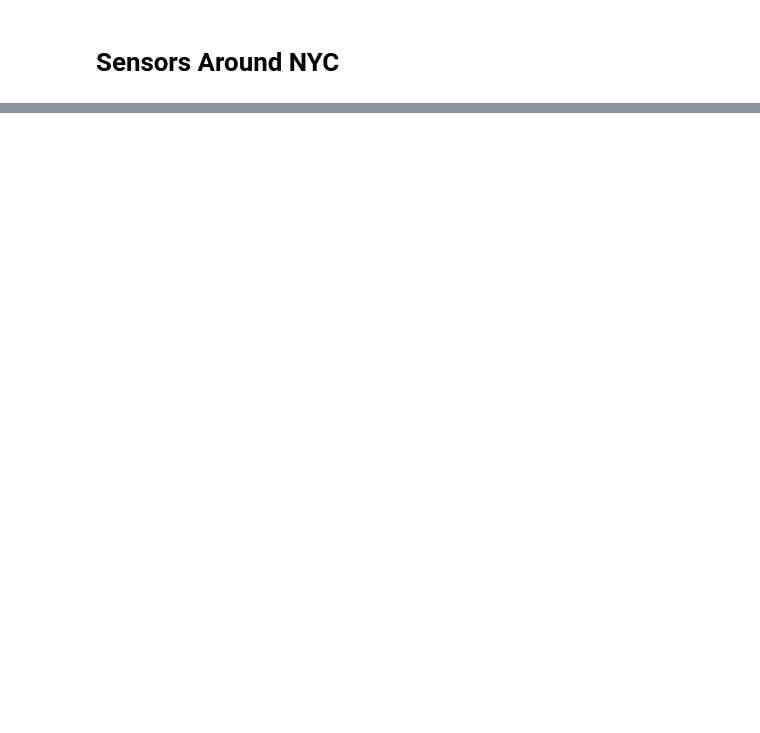
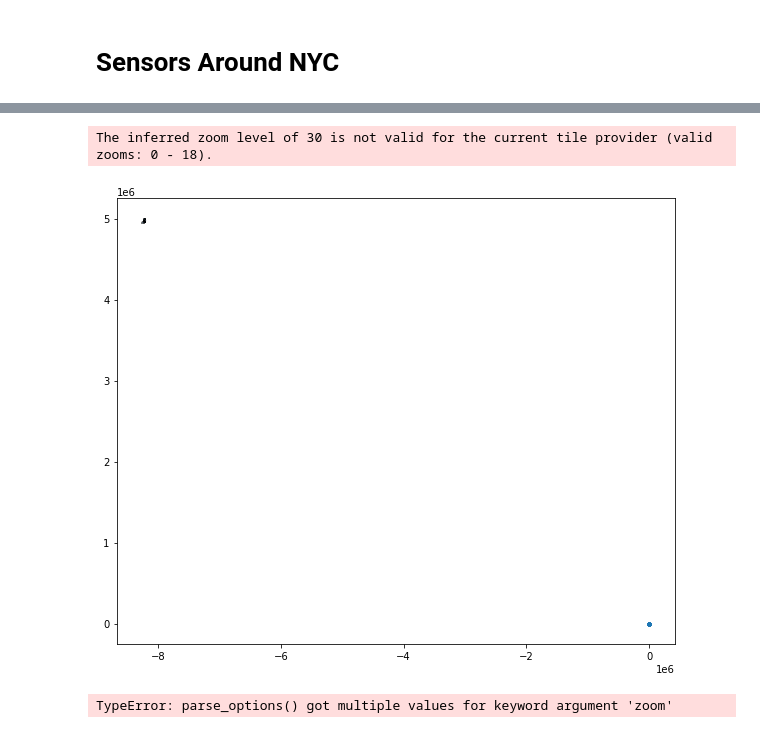
Before and after one commit to daniellehzhao/Music_Sonyc, a Jupyter notebook: sensor_map.ipynb, the cells around one changed output, grey strips where cells are left out. Drawn from its saved outputs; the diff is of its cells as text; code cells hidden in the pictures; blank space fills up the shorter version.

```diff
--- a/sensor_map.ipynb
+++ b/sensor_map.ipynb
@@ -45,6 +242,26 @@ Map(center=[40.74994, -73.937123], controls=(ZoomControl(options=['position', 'z
+# %%
+boroughs = gpd.read_file(gpd.datasets.get_path('nybb'))
+boroughs = boroughs.to_crs(epsg=3857)
+
+
+
+ax1 = boroughs.plot(figsize=(10, 10), alpha=0.5, edgecolor='k')
+ctx.add_basemap(ax)
+
+
+sensors.plot(ax=ax1, alpha = 0.5, legend=True, markersize=10)
+
+plt.show()
+# %% [output]
+The inferred zoom level of 30 is not valid for the current tile provider (valid zooms: 0 - 18).
+[figure, added]
 # %%
-#create markers using latitude/longitude in dataset
+center = (40.749940, -73.937123)
+m = Map(center=center, zoom=15)
+display(m)
+
 for index,row in annotations.iterrows():
     marker=Marker(location=[row.loc['latitude'],row.loc['longitude']])
     m.add_layer(marker)
-display(m)
+# %% [output]
+TypeError: parse_options() got multiple values for keyword argument 'zoom'
```
Also changed, not shown: parts of 20 cells of this notebook.
